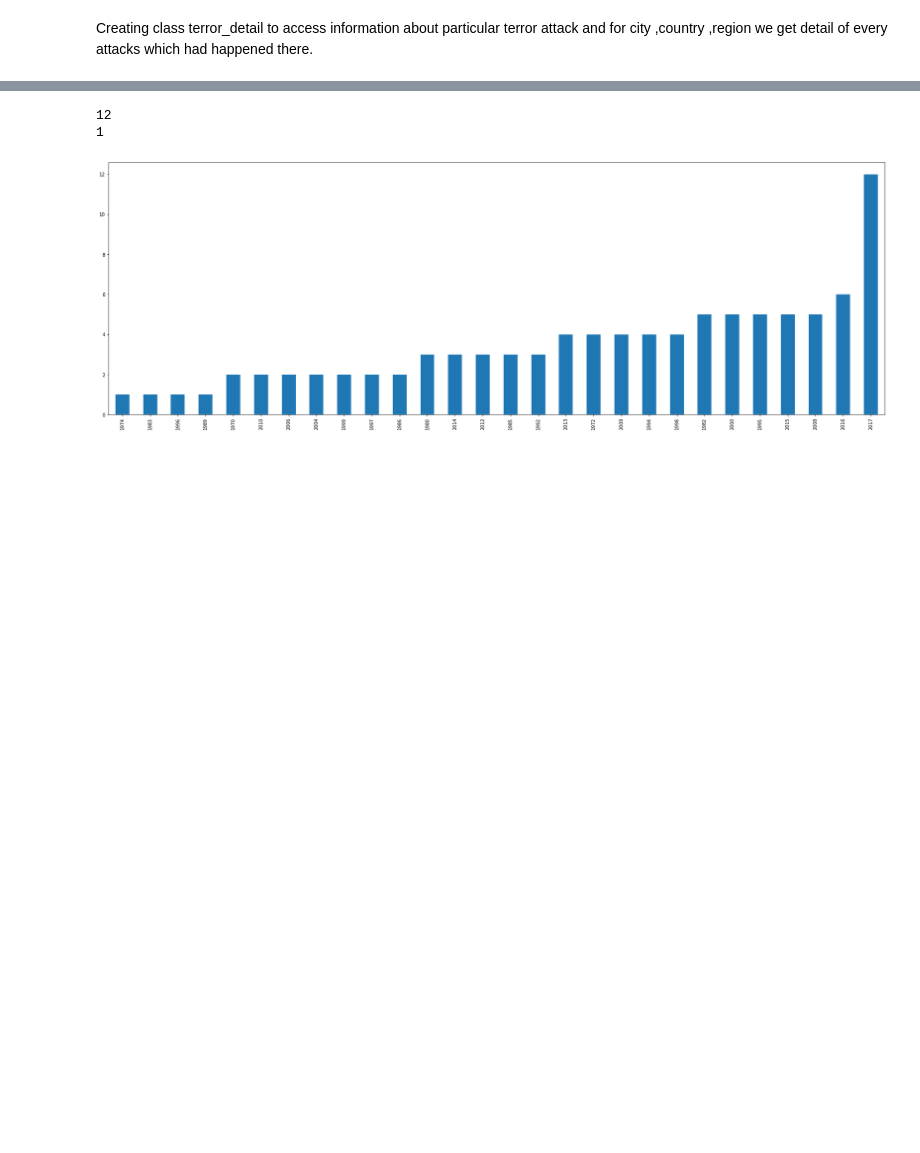
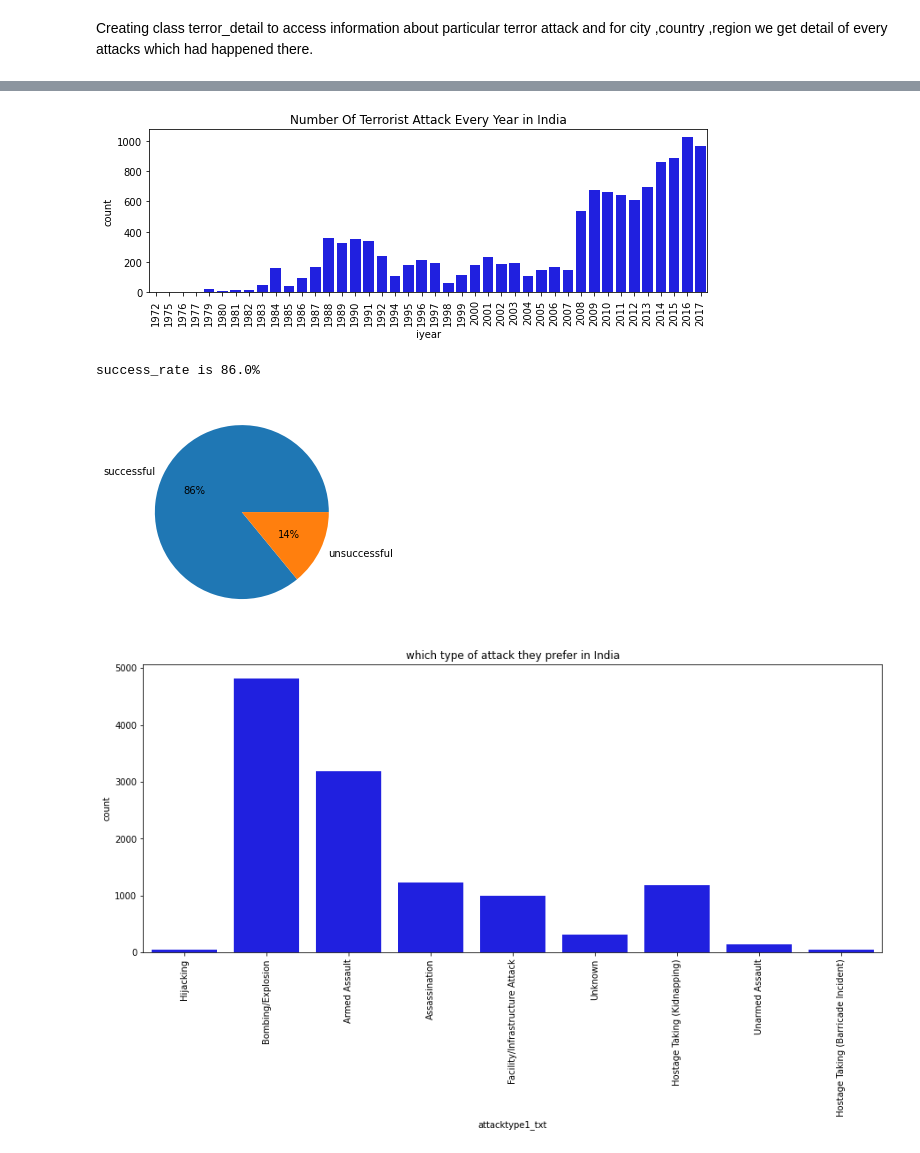
Before and after one commit to surajpandey11/Team-5--Capstone, a Jupyter notebook: Suraj_Pandey_Team_5_Capstone_Project.ipynb, the cells around one changed output, grey strips where cells are left out. Drawn from its saved outputs; the diff is of its cells as text; code cells hidden in the pictures; blank space fills up the shorter version.

```diff
--- a/Suraj_Pandey_Team_5_Capstone_Project.ipynb
+++ b/Suraj_Pandey_Team_5_Capstone_Project.ipynb
@@ -347,6 +354,10 @@ plt.title('Terrorist Groups with Highest Terror Attacks')
 plt.show()
 # %% [output]
 [figure]
+# %%
+terror_df.rename(columns={
+                          'nkill':'Killed','nwound':'Wounded',
+                          'weaptype1_txt':'Weapon_type'},inplace=True)
 # %% [markdown]
 Creating class terror_detail to access information about particular terror attack and for city ,country ,region we get detail of every attacks which had happened there.
 # %%
@@ -684,15 +801,17 @@ class terror_detail:
 # %%
-a=terror_detail(country='Canada',year=1970,city='New Delhi')
+a=terror_detail(country='India',year=2017,city='New Delhi',month=6)
 # a.terror_by_year()
-# a.detail_by_country()
+a.detail_by_country()
 # a.success_rate_by_country()
 # a.succes_rate()
-a.terror_condition()
+# a.terror_condition()
 # a.Global_terror_prone_region()
 # a.city_detail()
 # a.terror_stacked_10_year()
 # a.safe()
+# a.info_detail_string()
 # %% [output]
+[figure, new version]
-12
-1
+success_rate is 86.0%
-[figure, old version]
+[figure, added]
+[figure, added]
```
Also changed, not shown: parts of 18 cells of this notebook.
